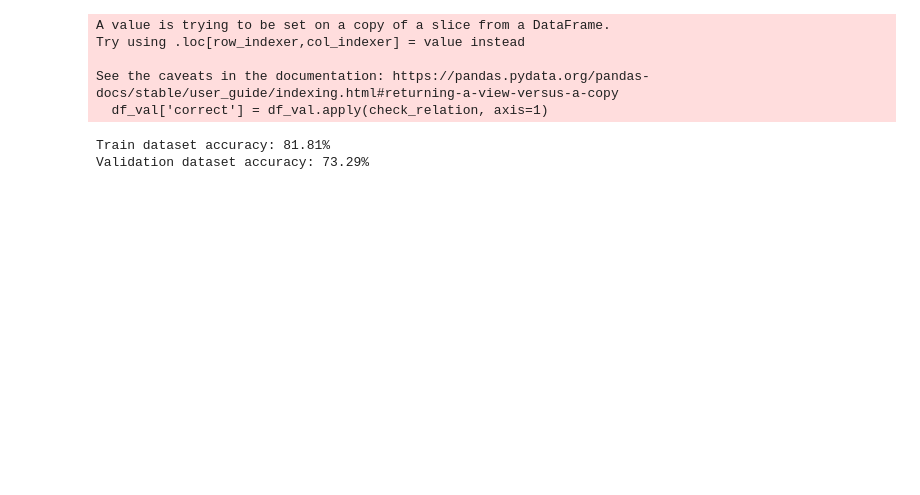
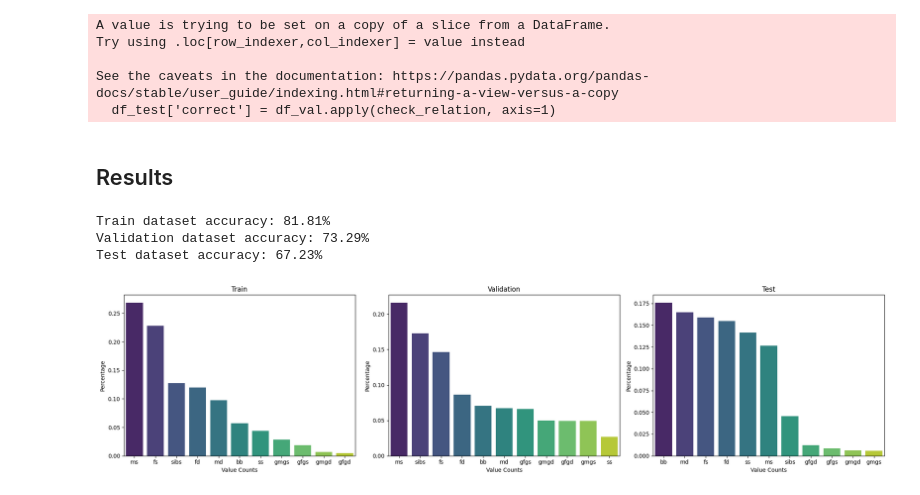
Before and after one commit to vitalwarley/research, a Jupyter notebook: notebooks/verify_gender_accuracy.ipynb, the cells around one changed output. Drawn from its saved outputs; the diff is of its cells as text; code cells hidden in the pictures; blank space fills up the shorter version.

Commit message:
#36 Update gender accuracy notebook to assert test set

```diff
--- a/notebooks/verify_gender_accuracy.ipynb
+++ b/notebooks/verify_gender_accuracy.ipynb
@@ -6,3 +6,6 @@ df_train = df[['f1_gender', 'f1_age', 'f2_gender', 'f2_age', 'kin_relation']]
 
 df = pd.read_csv('data/val_ag.csv')
 df_val = df[['f1_gender', 'f1_age', 'f2_gender', 'f2_age', 'kin_relation']]
+
+df = pd.read_csv('data/test_ag.csv')
+df_test = df[['f1_gender', 'f1_age', 'f2_gender', 'f2_age', 'kin_relation']]
@@ -37,19 +42,47 @@ def check_relation(row):
 # %%
 df_train['correct'] = df_train.apply(check_relation, axis=1)
 df_val['correct'] = df_val.apply(check_relation, axis=1)
+df_test['correct'] = df_val.apply(check_relation, axis=1)
 # %% [output]
 A value is trying to be set on a copy of a slice from a DataFrame.
 Try using .loc[row_indexer,col_indexer] = value instead
 
 See the caveats in the documentation: https://pandas.pydata.org/pandas-docs/stable/user_guide/indexing.html#returning-a-view-versus-a-copy
-  df_val['correct'] = df_val.apply(check_relation, axis=1)
+  df_test['correct'] = df_val.apply(check_relation, axis=1)
+# %% [markdown]
+## Results
 # %%
 train_accuracy = (df_train['correct'].sum() / len(df_train)) * 100
 val_accuracy = (df_val['correct'].sum() / len(df_val)) * 100
+test_accuracy = (df_test['correct'].sum() / len(df_test)) * 100
 
 print(f'Train dataset accuracy: {train_accuracy:.2f}%')
-
 print(f'Validation dataset accuracy: {val_accuracy:.2f}%')
+print(f'Test dataset accuracy: {test_accuracy:.2f}%')
 # %% [output]
 Train dataset accuracy: 81.81%
 Validation dataset accuracy: 73.29%
+Test dataset accuracy: 67.23%
+# %%
+import matplotlib.pyplot as plt
+import seaborn as sns
+
+value_counts = []
+value_counts.append(df_train[df_train['correct'] == False]['kin_relation'].value_counts(normalize=True))
+value_counts.append(df_val[df_val['correct'] == False]['kin_relation'].value_counts(normalize=True))
+value_counts.append(df_test[df_test['correct'] == False]['kin_relation'].value_counts(normalize=True))
+titles = ['Train', 'Validation', 'Test']
+
+fig, axes = plt.subplots(1, 3, figsize=(20, 5))
+
+for i in range(3):
+    sns.barplot(x=value_counts[i].index, y=value_counts[i].values, ax=axes[i], palette='viridis')
+    axes[i].set_title(titles[i])
+    axes[i].set_xlabel('Value Counts')
+    axes[i].set_ylabel('Percentage')
+    #axes[i].xticks(rotation=90)
+
+plt.tight_layout()
+plt.show()
+# %% [output]
+[figure, added]
```
Also changed, not shown: parts of 1 cell of this notebook.
